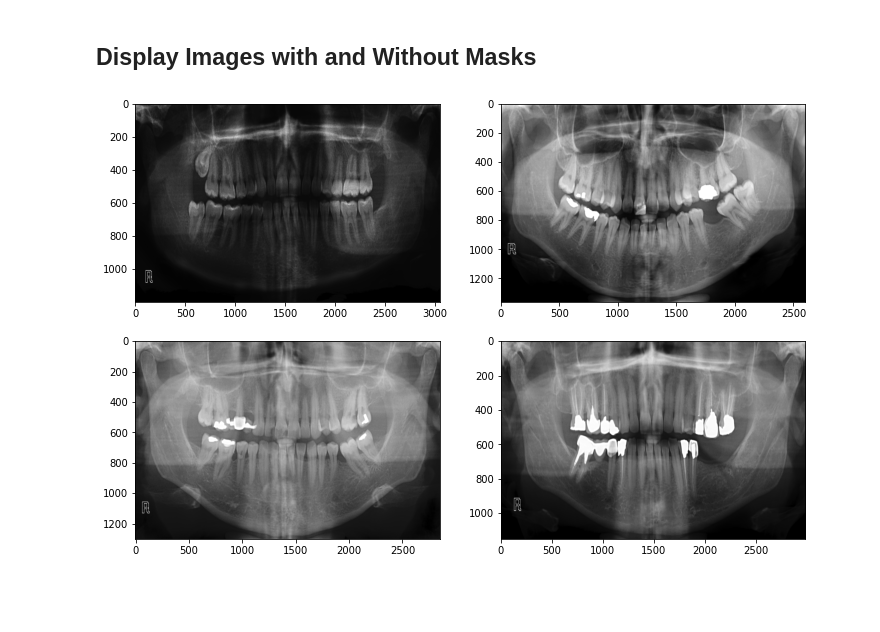
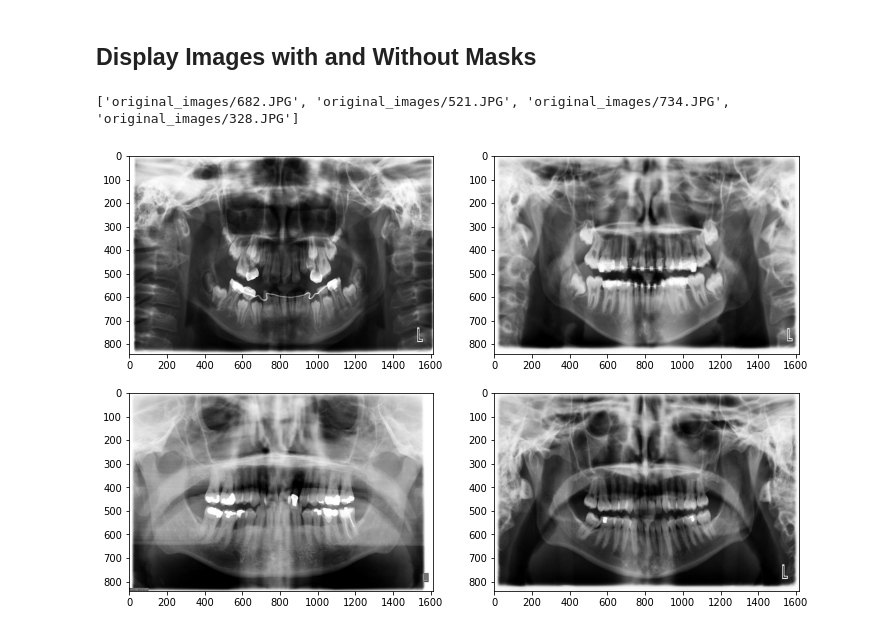
Before and after one commit to dmunger27/dental-xray-segmentation, a Jupyter notebook: Data_Preprocessing_and_Exploration.ipynb, the cells around one changed output. Saved outputs shown, nothing was run; the diff lists cells and outputs as text; code cells hidden in the pictures; blank space fills up the shorter version.

```diff
--- a/Data_Preprocessing_and_Exploration.ipynb
+++ b/Data_Preprocessing_and_Exploration.ipynb
@@ -46,17 +50,35 @@ gatherS3Data('s3://ads-599-capstone-data/ads-599-team7/Numpy Annotations/', 'num
 ## Display Images with and Without Masks
 # %%
 # Make a list of all original image files
-def image_to_plot(folder, cmap):
-  file_list = glob.glob(folder)
+def image_to_plot(images, cmap):
+  file_list = images
   image_list = [plt.imread(i) for i in file_list]
   # Display 4 original x_ray images in grayscale
   fig, axes = plt.subplots(2, 2, figsize=(12, 8))
+  k=0
   for i in range(2):
     for j in range(2):
-      axes[i,j].imshow(image_list[i+j*2], cmap=cmap, aspect='auto')
+      axes[i,j].imshow(image_list[k], cmap=cmap, aspect='auto')
+      k+=1
   plt.show()
-
-image_to_plot('original_images/*', 'gray')
-# %% [output]
-[figure, removed]
+# %%
+random.seed(27)
+# Create list of filenames for original radiographs
+originals = sorted(glob.glob('original_images/*'))
+# Take a random sample of 4 images
+sample_originals = random.sample(originals, 4)
+# Print filenames
+print(sample_originals)
+# Extract only the filename
+filenames = [re.search(r'(?<=/).*',i).group() for i in sample_originals]
+# Make list for teeth masks and abnormality masks
+abnormalities = ['abnormality_masks/'+ i for i in filenames]
+teeth = ['teeth_masks/' + i.lower() for i in filenames]
+# %% [output]
+['original_images/682.JPG', 'original_images/521.JPG', 'original_images/734.JPG', 'original_images/328.JPG']
+# %%
+# Display original radiographs
+image_to_plot(sample_originals, 'gray')
+# %% [output]
+[figure, added]
 # %%
```
Also changed, not shown: parts of 13 cells of this notebook.
